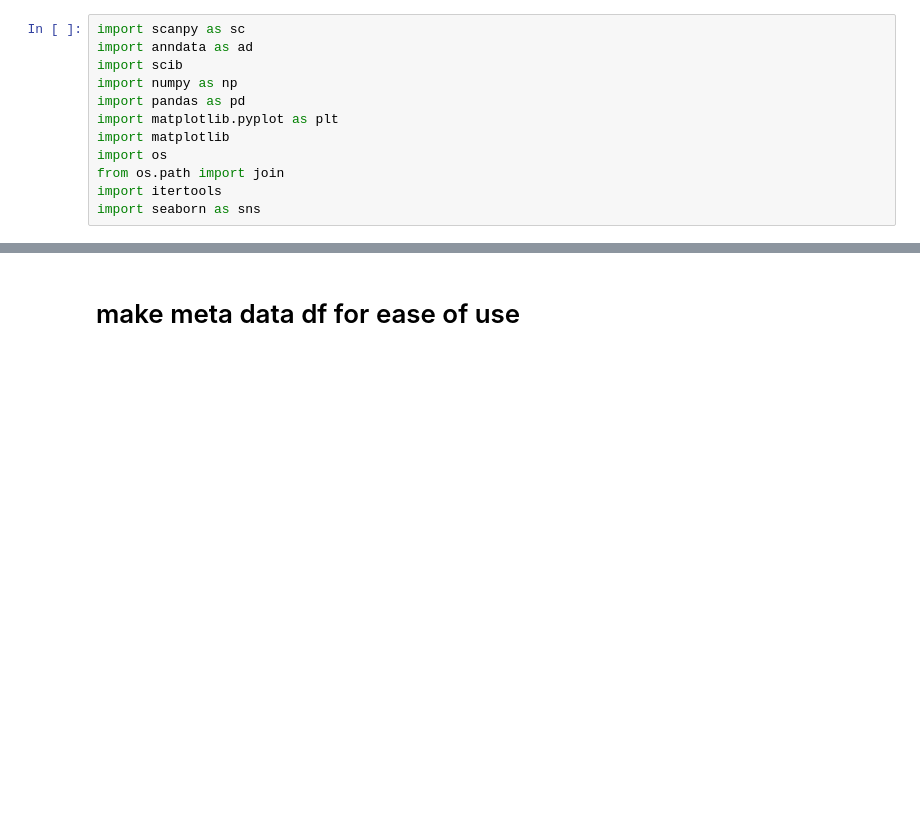
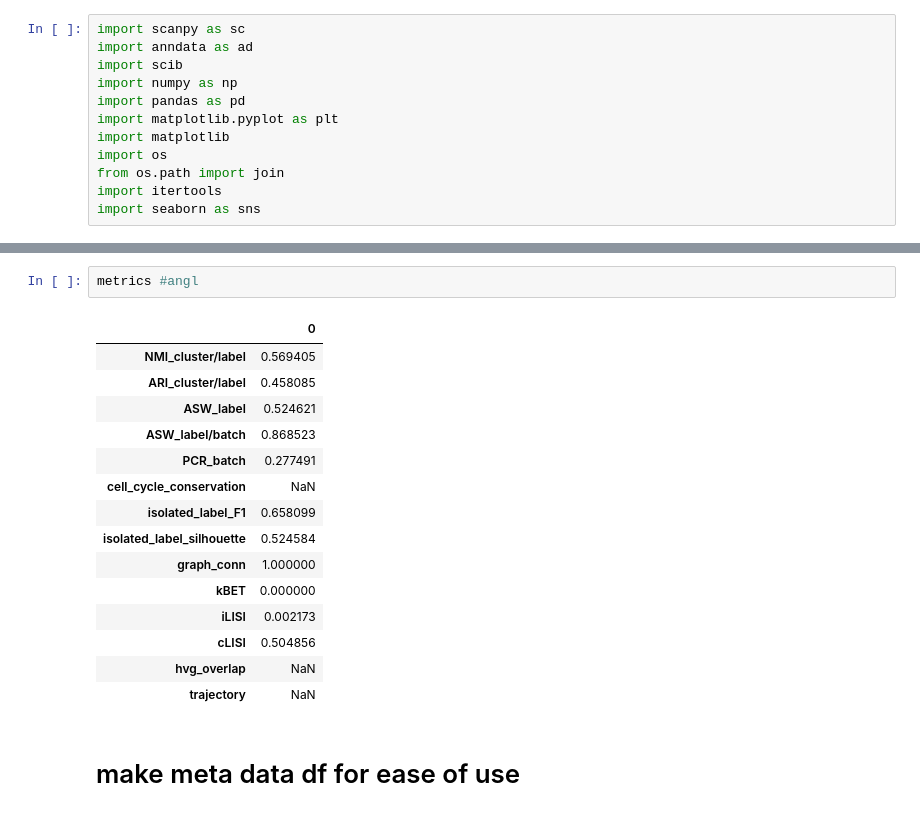
Before and after one commit to kollo97/anglemania_benchmark, a Jupyter notebook: scripts/notebooks/benchmark_visualization.ipynb, the cells around one changed output, grey strips where cells are left out. Drawn from its saved outputs; the diff is of its cells as text; blank space fills up the shorter version.

```diff
--- a/scripts/benchmark_visualization.ipynb
+++ b/scripts/notebooks/benchmark_visualization.ipynb
@@ -13,3 +135,21 @@ import seaborn as sns
+# %%
+metrics #angl
+# %% [output]
+|  | 0 |
+| NMI_cluster/label | 0.569405 |
+| ARI_cluster/label | 0.458085 |
+| ASW_label | 0.524621 |
+| ASW_label/batch | 0.868523 |
+| PCR_batch | 0.277491 |
+| cell_cycle_conservation | NaN |
+| isolated_label_F1 | 0.658099 |
+| isolated_label_silhouette | 0.524584 |
+| graph_conn | 1.000000 |
+| kBET | 0.000000 |
+| iLISI | 0.002173 |
+| cLISI | 0.504856 |
+| hvg_overlap | NaN |
+| trajectory | NaN |
 # %% [markdown]
 # make meta data df for ease of use
 # %%
```
Also changed, not shown: parts of 8 cells of this notebook, 36 other files.
